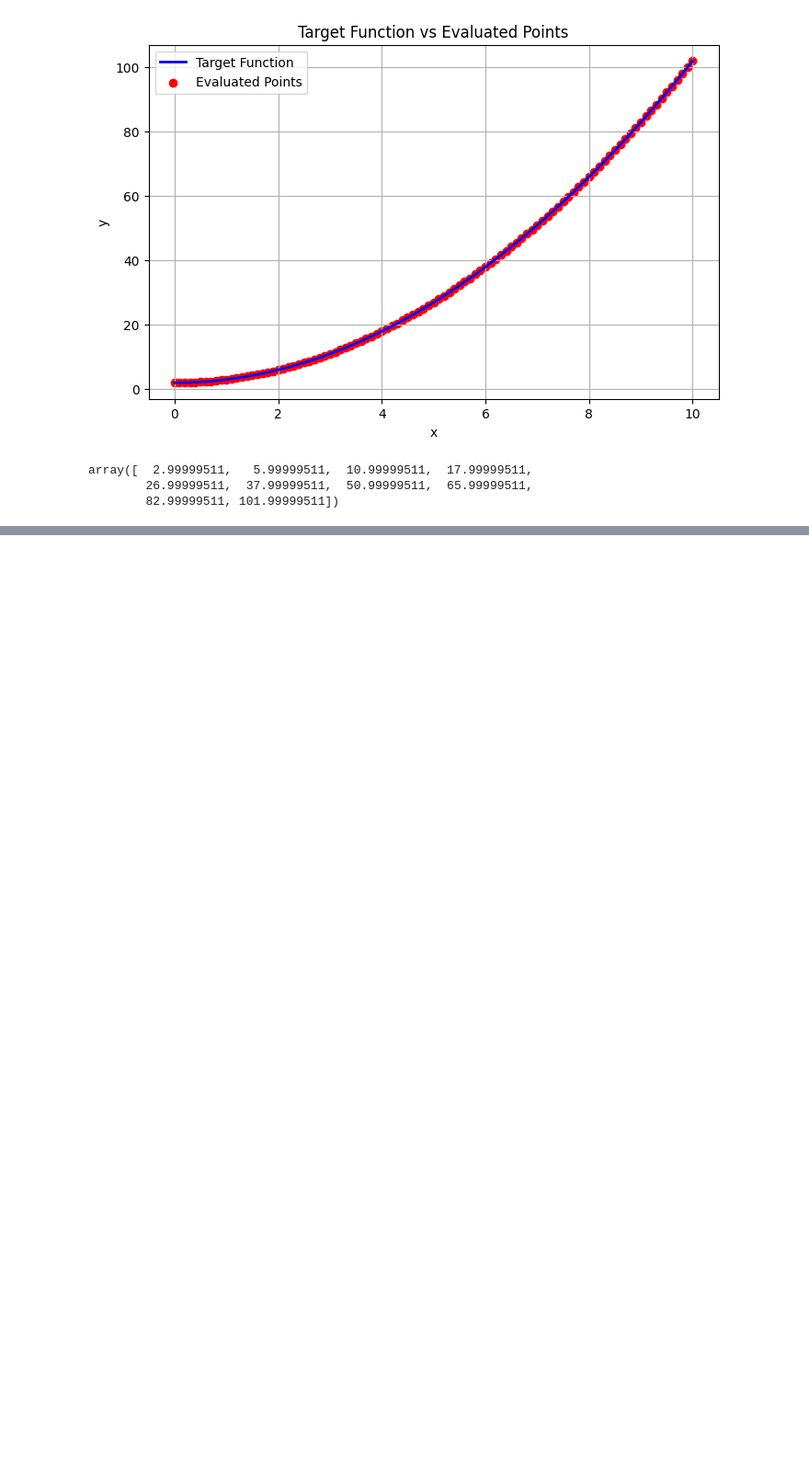
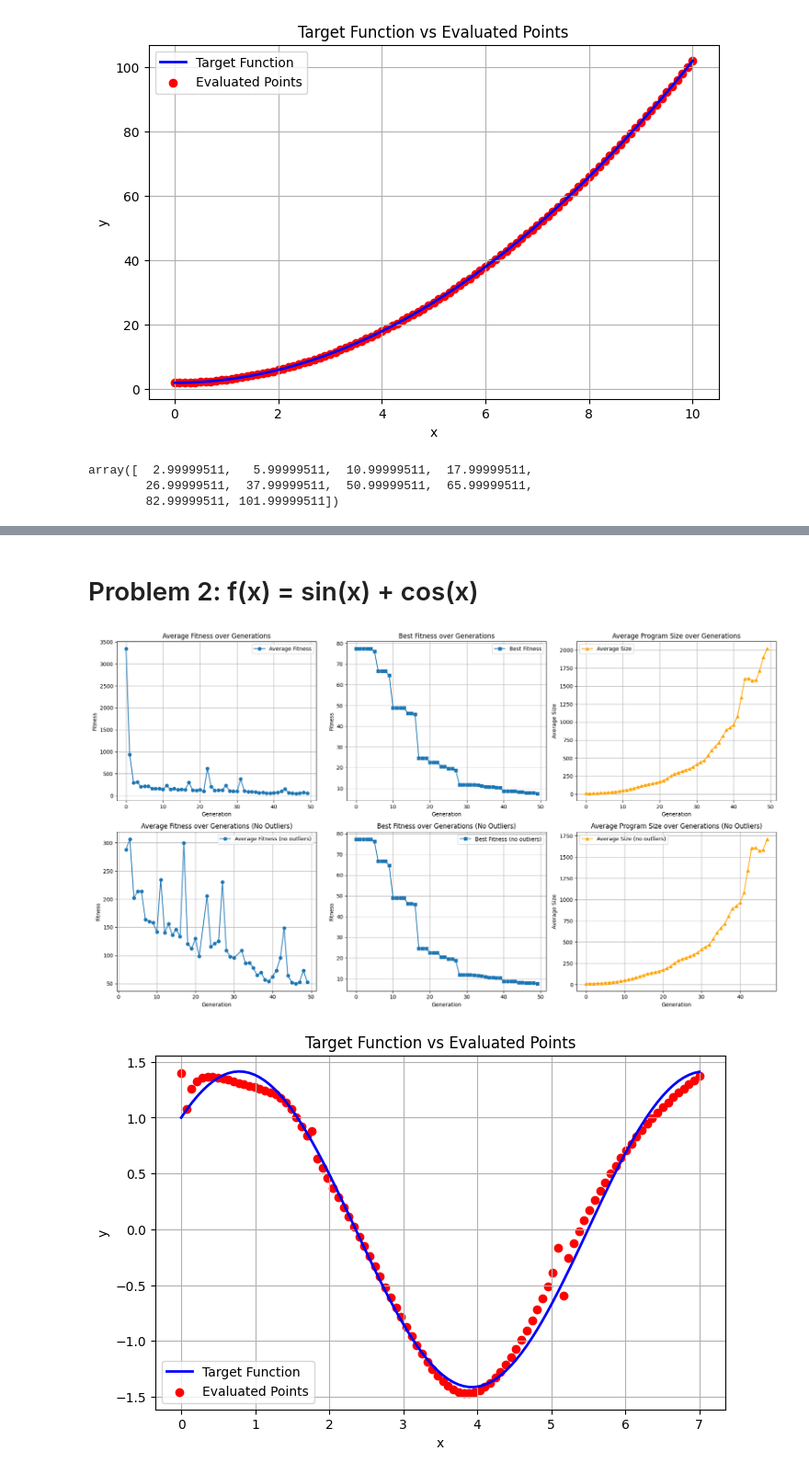
Before and after one commit to malekkonrad/genetic_programming, a Jupyter notebook: presentation.ipynb, the cells around one changed output, grey strips where cells are left out. Shown at 92% size. Drawn from its saved outputs; the diff is of its cells as text; code cells hidden in the pictures; blank space fills up the shorter version.

```diff
--- a/presentation.ipynb
+++ b/presentation.ipynb
@@ -84,0 +84,10 @@ problems.p4_a.plot()
+# %% [markdown]
+# Problem 2: f(x) = sin(x) + cos(x)
+# %%
+problem = problems.p2_b
+problem.hist.plot()
+problem.plot()
+#problem.to_mp4()
+# %% [output]
+[figure, added]
+[figure, added]
```
Also changed, not shown: parts of 20 cells of this notebook, 10 other files.
